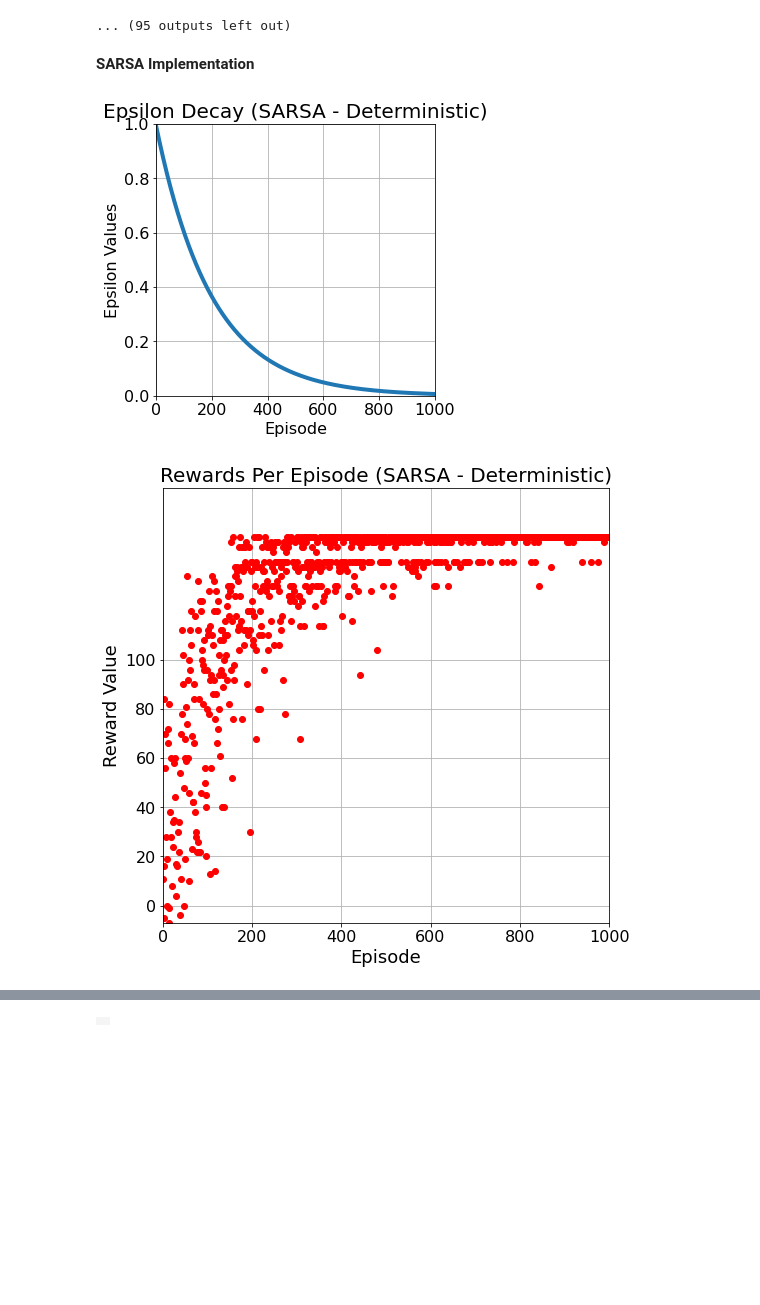
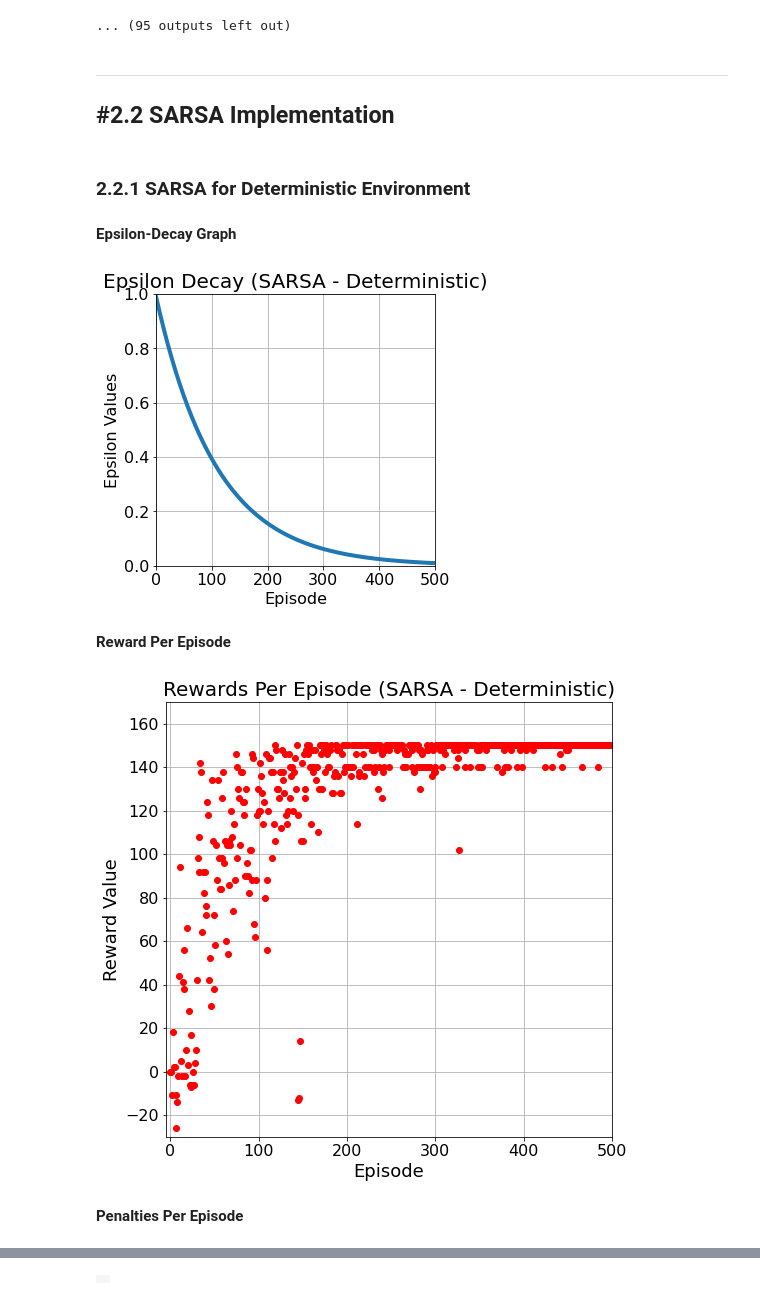
Before and after one commit to akhil1198/RL-PA1, a Jupyter notebook: RL_PA_1_Q_Learning_SARSA.ipynb, the cells around one changed output, grey strips where cells are left out. Drawn from its saved outputs; the diff is of its cells as text; code cells hidden in the pictures; blank space fills up the shorter version.

```diff
--- a/RL_PA_1_Q_Learning_SARSA.ipynb
+++ b/RL_PA_1_Q_Learning_SARSA.ipynb
@@ -640,7 +666,12 @@ for i in q_table_stoc:
 # %%
 # plot cumulative avg rewards per episdoe
 # %% [markdown]
-**SARSA Implementation**
+
+---
+
+## #**2.2 SARSA Implementation**
+# %% [markdown]
+### 2.2.1 SARSA for Deterministic Environment
 # %%
 import random
 from IPython.display import clear_output
@@ -652,26 +683,23 @@ agent = RandomAgent(env)
 alpha = 0.12
 gamma = 0.95
 epsilon = 1.0
-epsilon_sarsa = []
-reward_sarsa = []
+num_episodes = 500
+max_timesteps = 15
+state1 = 0
 
-num_episodes = 1000
-max_timesteps = 15
-
-# For plotting metrics
-all_epochs = []
-all_penalties_sarsa_det = []
-
-state1 = 0
 #Q-Table
 q_table_sarsa_det = np.random.rand(25, 4)
 q_table_sarsa_det = q_table_sarsa_det.astype(int)
+
+#data arrays
+epsilon_sarsa = []
+reward_sarsa = []
+all_penalties_sarsa_det = []
 
 #running for 1000 episodes
 for episode in range(num_episodes):
   #resetting the state
   state, agent_pos = env.reset()
-  epochs = 0
   penalties = 0
 
   # print(state)
@@ -692,6 +720,9 @@ for episode in range(num_episodes):
     #getting the next state, reward
     observation, reward, terminated, truncated, info, new_agent_pos = env.step(action)
 
+    if reward == -5 or reward == -6 or reward == -2:
+      penalties += 1
+
     #getting the new state
     new_state_to_list = observation.tolist()
     if 1 in new_state_to_list:
@@ -704,23 +735,21 @@ for episode in range(num_episodes):
 
     q_table_sarsa_det[state1, action] = q_table_sarsa_det[state1, action] + alpha * (reward + gamma * (q_table_sarsa_det[state2, action2] - q_table_sarsa_det[state1, action]))
 
-    if reward == -5 or reward == -6 or reward == -2:
-      penalties += 1
 
-    # agent_pos = new_agent_pos
-    epochs += 1
     new_reward += reward
     state1 = state2
     new_penalties += penalties
   reward_sarsa.append(new_reward)
   all_penalties_sarsa_det.append(new_penalties)
-  epsilon *= 0.995
+  epsilon *= 0.9908
   epsilon_sarsa.append(epsilon)
   # print(epsilon)
 
 # print("Q-Table : ", q_table_sarsa)
 # print(epsilon_val)
 # print("Q Table : ", q_table_sarsa)
+# %% [markdown]
+**Epsilon-Decay Graph**
 # %%
 plt.figure(figsize=(5,5))
 plt.plot(epsilon_sarsa, linewidth=4)
@@ -730,25 +759,29 @@ plt.title('Epsilon Decay (SARSA - Deterministic)', fontsize=20)
 plt.xticks(fontsize=16)
 plt.yticks(fontsize=16)
 plt.ylim(ymin=0, ymax=1)
-plt.xlim(xmin=0, xmax=1000)
+plt.xlim(xmin=0, xmax=500)
 plt.grid()
 plt.show()
 # %% [output]
-[figure, old version]
+[figure, new version]
+# %% [markdown]
+**Reward Per Episode**
 # %%
 plt.figure(figsize=(8,8))
 plt.plot(reward_sarsa, 'ro')
 plt.xlabel('Episode', fontsize=18)
 plt.ylabel('Reward Value', fontsize=18)
 plt.title('Rewards Per Episode (SARSA - Deterministic)', fontsize=20)
 plt.xticks(fontsize=16)
-plt.yticks([-60, -50, -20, 0, 20, 40, 60, 80, 100], fontsize=16)
-plt.ylim(ymin=-7, ymax=170)
-plt.xlim(xmin=0, xmax=1000)
+plt.yticks([-60, -50, -20, 0, 20, 40, 60, 80, 100, 120, 140, 160], fontsize=16)
+plt.ylim(ymin=-30, ymax=170)
+plt.xlim(xmin=-5, xmax=500)
 plt.grid()
 plt.show()
 # %% [output]
-[figure, old version]
+[figure, new version]
+# %% [markdown]
+**Penalties Per Episode**
 # %%
 plt.figure(figsize=(8,8))
 plt.plot(all_penalties_sarsa_det, 'go')
```
Also changed, not shown: parts of 44 cells of this notebook.
